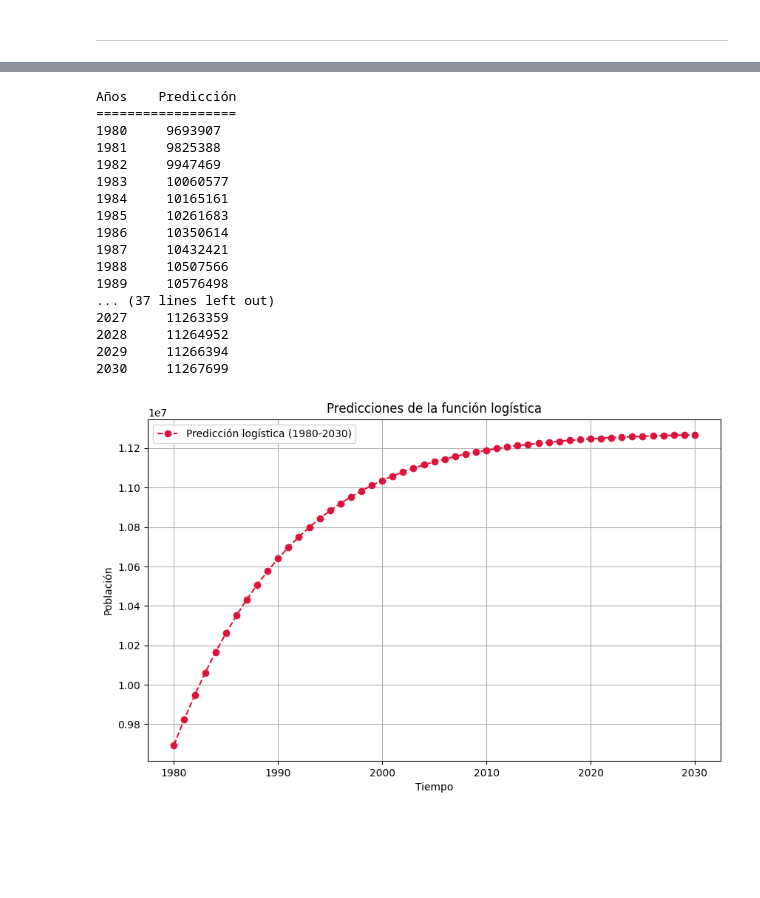
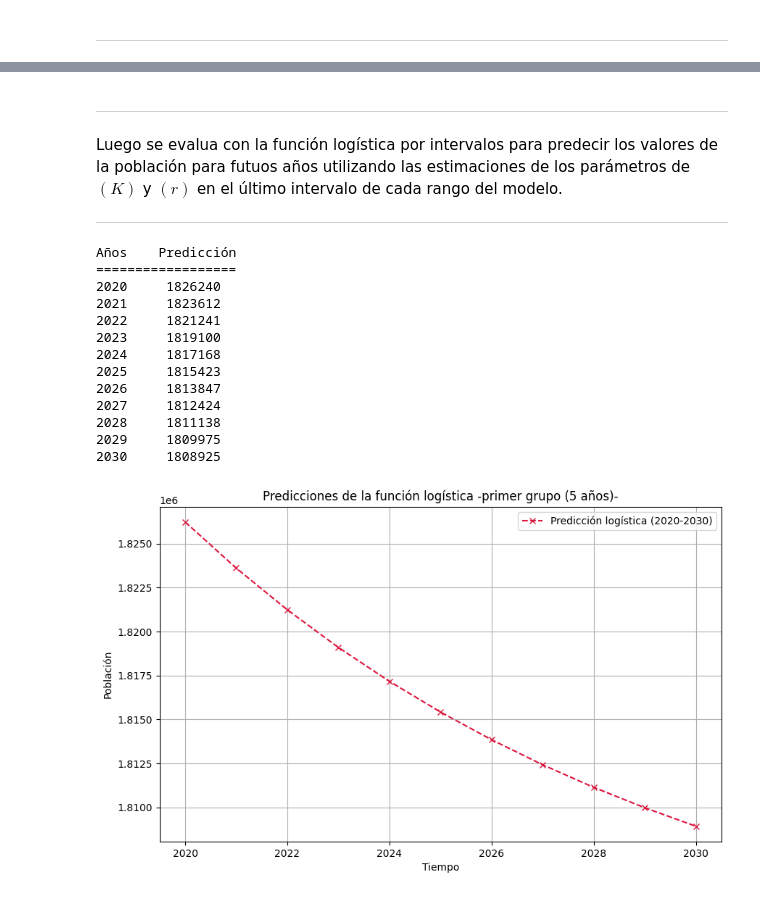
Before and after one commit to LFrench03/Modelo-de-Crecimiento-Poblacional, a Jupyter notebook: modelo.ipynb, the cells around one changed output, grey strips where cells are left out. Cells and saved outputs as stored; diff of their text form; code cells hidden in the pictures; blank space fills up the shorter version.

```diff
--- a/modelo.ipynb
+++ b/modelo.ipynb
@@ -46,0 +22,9 @@ Valores de tasa de crecimiento anual de la poblacion:
+# %%
+#Lectura del dataset:
+data_set = read_csv("data/csv/poblacion-residente.csv")
+data_set = DataFrame(data_set)
+data_set = data_set.iloc[:,:2]
+t_data = list(data_set.index)
+P_data = list(data_set["Total"])
+n = len(P_data)
+data_set.head(10)
@@ -47,4 +43,4 @@ Valores de tasa de crecimiento anual de la poblacion:
 # %%
 #Convertir a array para trabajar los datos como vectores:
-t_data = np.array(indices_years)
-P_data = np.array(val_poblacion)
+t_data = np.array(t_data)
+P_data = np.array(P_data)
@@ -192,9 +210,12 @@ def model(t, P, times):
         estimate_k = []
         estimate_r=[]
         estimate_lenght = int((n-3)/times)
-        for i in range(estimate_lenght):
+        for _ in range(estimate_lenght):
+            par_t = t[x:y]
+            par_P = P[x:y]
+            f = gen_log(par_P[0])
             # Ajustar el modelo a los datos observados
-            popt, pcov = curve_fit(f, t[x:y], P[x:y], p0=initial_guess, sigma=None, absolute_sigma=False)
+            popt, pcov = curve_fit(f, par_t, par_P, p0=initial_guess, sigma=None, absolute_sigma=False)
             params_formateados = [format(param, ".2f") for param in popt]
             popt_formateado = list(map(lambda x: float(x), popt))
             estimate_k.append(popt_formateado[0])
@@ -356,39 +318,43 @@ Años    Predicción
+# %% [markdown]
+---
+# %% [markdown]
+Luego se evalua con la función logística por intervalos para predecir los valores de la población para futuos años utilizando las estimaciones de los parámetros de $(K)$ y $(r)$ en el último intervalo de cada rango del modelo.
+
+---
 # %%
-#Tiempo extendido
-extended_t_data = np.arange(0,51)
+#Rango de intervalos de 5 tiempos
+vals = list(df_5.iloc[-1])
+K, r = vals[0], vals[1]
+extended_t_data = np.arange(40,51)
 predicted_population2030 = logistic_function(extended_t_data, K, r_intr)
 predicted_population2030 = [int(x) for x in predicted_population2030]
-years_prediction = np.arange(1980,2031) #Vector de años
+years_prediction = np.arange(2020,2031) #Vector de años
 print("Años\tPredicción\n==================")
 for i, j in zip(years_prediction,list(predicted_population2030)):
     print(i,"\t",j)
 
 plt.figure(figsize=(10, 6))
-plt.plot(years_prediction, predicted_population2030, label='Predicción logística (1980-2030)', marker='o', linestyle='--', color="crimson" )
+plt.plot(years_prediction, predicted_population2030, label='Predicción logística (2020-2030)', marker='x', linestyle='--', color="crimson")
 
 plt.xlabel('Tiempo')
 plt.ylabel('Población')
-plt.title('Predicciones de la función logística')
+plt.title('Predicciones de la función logística -primer grupo (5 años)-')
 plt.legend()
 
 plt.grid(True)
 plt.show()
 # %% [output]
 Años    Predicción
 ==================
-1980     9693907
-1981     9825388
-1982     9947469
-1983     10060577
-1984     10165161
-1985     10261683
-1986     10350614
-1987     10432421
-1988     10507566
-1989     10576498
-... (37 lines left out)
-2027     11263359
-2028     11264952
-2029     11266394
-2030     11267699
+2020     1826240
+2021     1823612
+2022     1821241
+2023     1819100
+2024     1817168
+2025     1815423
+2026     1813847
+2027     1812424
+2028     1811138
+2029     1809975
+2030     1808925
-[figure, old version]
+[figure, new version]
```
Also changed, not shown: parts of 39 cells of this notebook, 35 other files.
